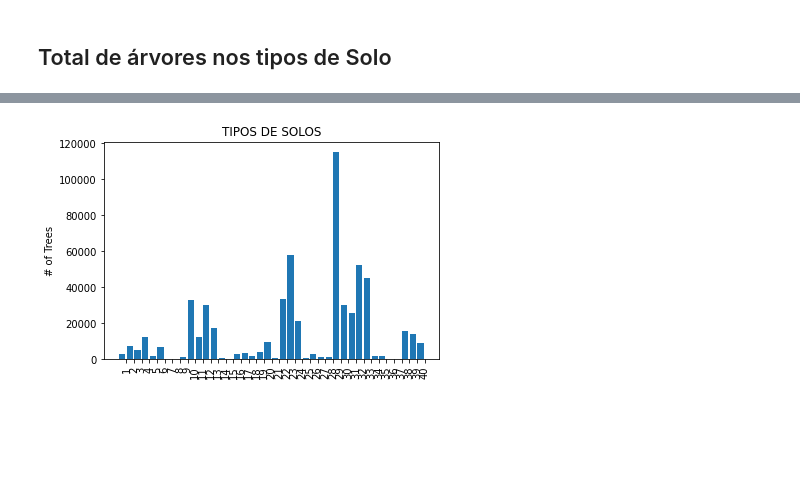
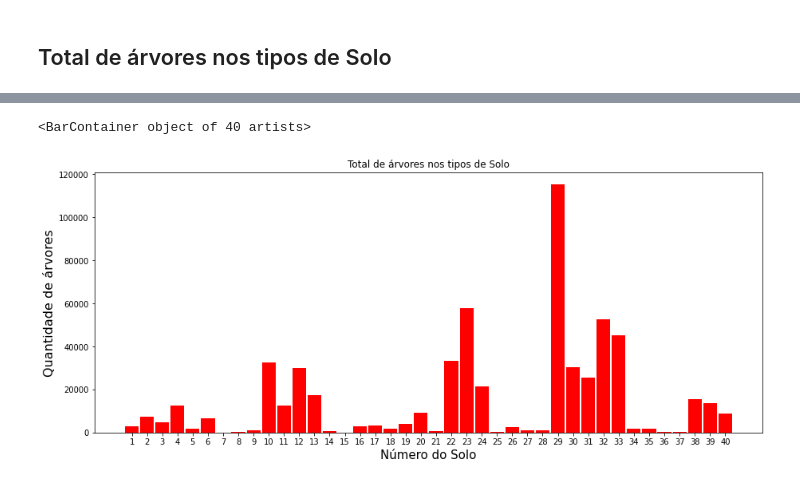
Before and after one commit to AllanHigorLP/Atividade_avaliativa-2.2-RNA, a Jupyter notebook: PP_2_2_1_Conhecendo_o_Conjunto_de_Dados.ipynb, the cells around one changed output, grey strips where cells are left out. Drawn from its saved outputs; the diff is of its cells as text; code cells hidden in the pictures; blank space fills up the shorter version.

```diff
--- a/PP_2_2_1_Conhecendo_o_Conjunto_de_Dados.ipynb
+++ b/PP_2_2_1_Conhecendo_o_Conjunto_de_Dados.ipynb
@@ -392,9 +393,16 @@ Solo tipo [40] | Quantidade de árvores no tipo de solo 40: 8750
-# %%
-soil_types = range(1,41)
-xs = [i + 0.2 for i, _ in enumerate(soil_types)]
-plt.bar(xs, soil_counts)
-plt.ylabel("# of Trees")
-plt.title("TIPOS DE SOLOS")
-plt.xticks([i + 0.75 for i, _ in enumerate(soil_types)], soil_types, rotation='vertical');
-# %% [output]
-[figure, removed]
+# %%
+solo = 0
+tipo_solo = []
+
+for i in range(40):
+  solo = solo + 1
+  tipo_solo.append(str(solo))
+
+plt.figure(figsize=(15,6))
+plt.ylabel("Quantidade de árvores",fontsize=16)
+plt.xlabel("Número do Solo",fontsize=15)
+plt.title('Total de árvores nos tipos de Solo')
+plt.bar(tipo_solo, count_soil, width=0.9, color='r')
+# %% [output]
+<BarContainer object of 40 artists>
+[figure, added]
```
Also changed, not shown: parts of 2 cells of this notebook.
